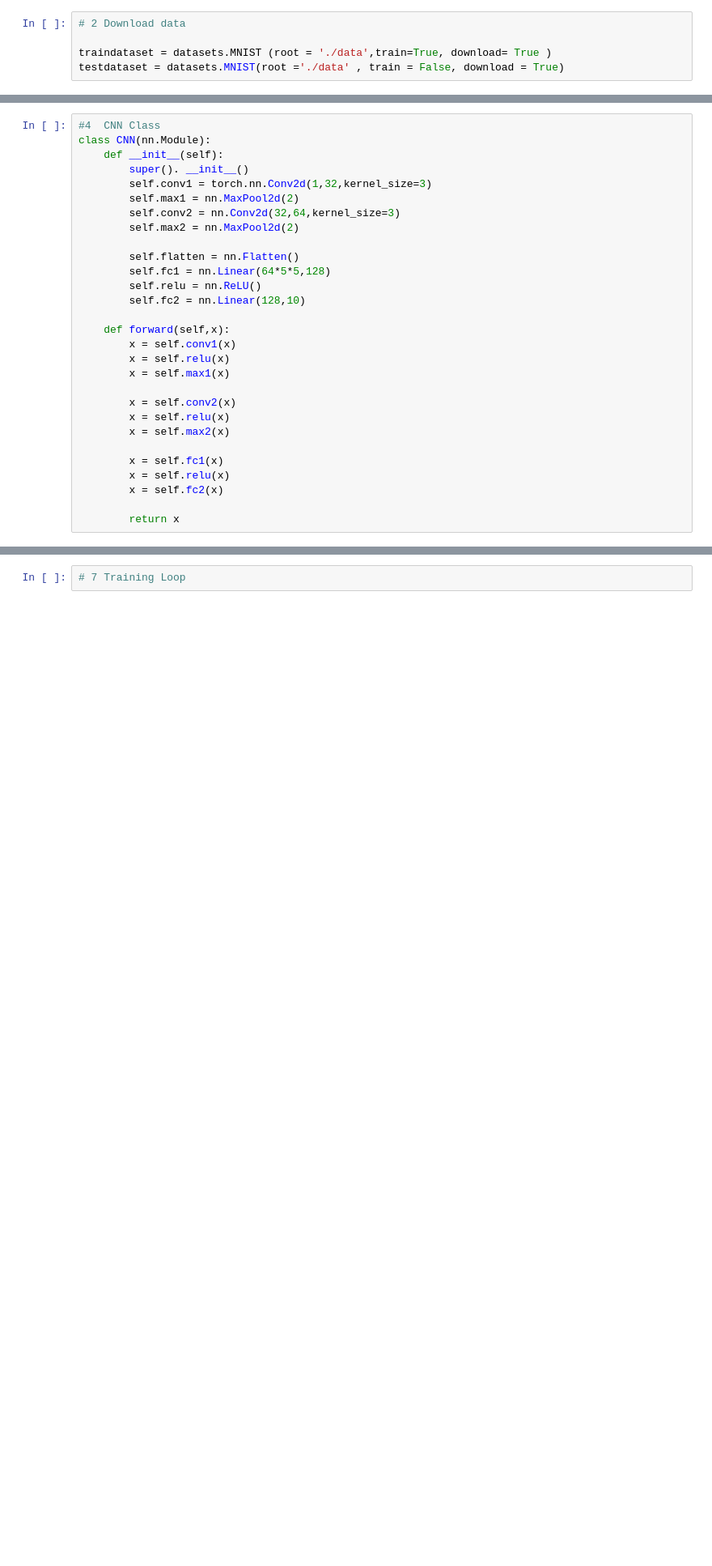
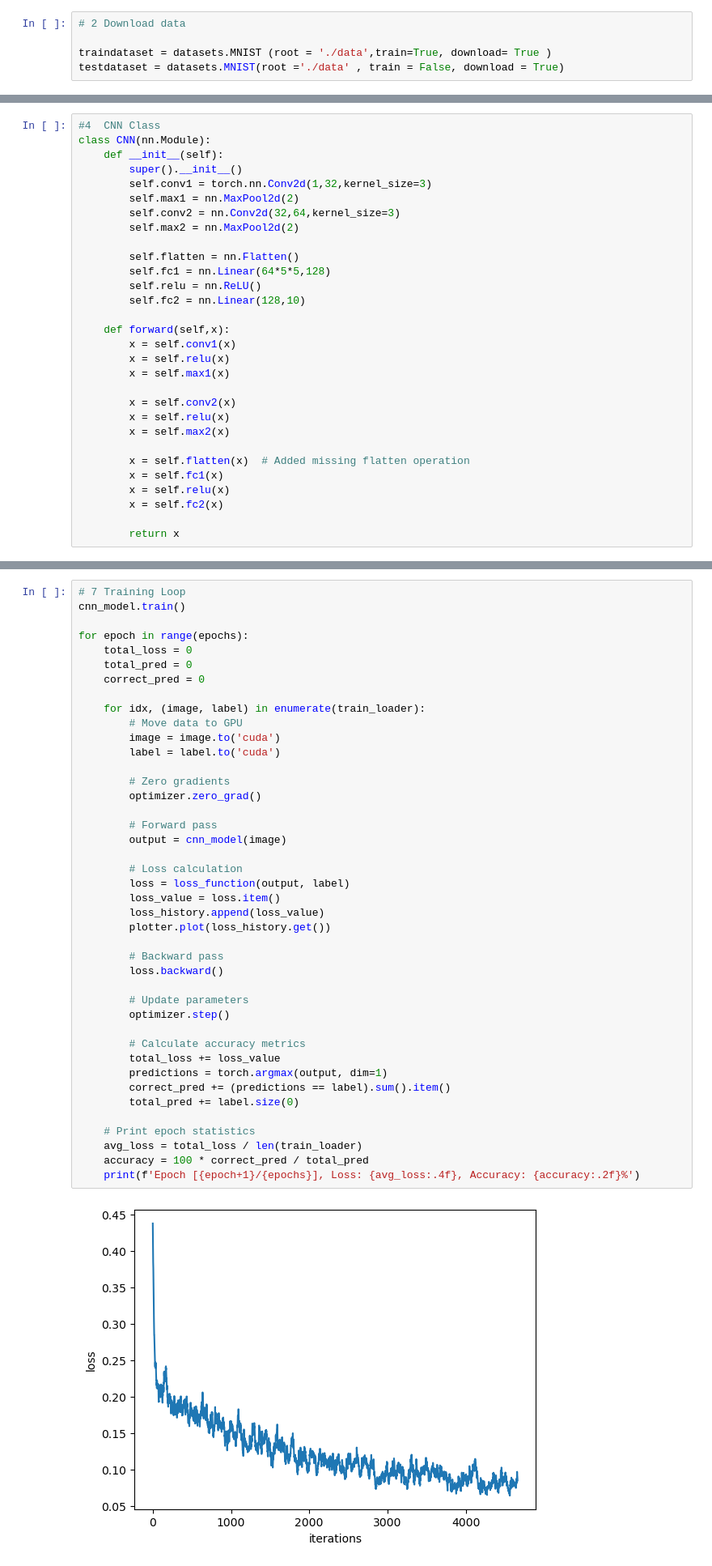
Before and after one commit to code4geoai/deeplearning, a Jupyter notebook: HayatLabs/H_MNIST_Practice1.ipynb, the cells around one changed output, grey strips where cells are left out. Shown at 81% size. Cells and saved outputs as stored; diff of their text form; blank space fills up the shorter version.

```diff
--- a/HayatLabs/H_MNIST_Practice1.ipynb
+++ b/HayatLabs/H_MNIST_Practice1.ipynb
@@ -47,7 +52,7 @@ plt.show()
 #4  CNN Class
 class CNN(nn.Module):
     def __init__(self):
-        super(). __init__()
+        super().__init__()
         self.conv1 = torch.nn.Conv2d(1,32,kernel_size=3)
         self.max1 = nn.MaxPool2d(2)
         self.conv2 = nn.Conv2d(32,64,kernel_size=3)
@@ -67,6 +72,7 @@ class CNN(nn.Module):
         x = self.relu(x)
         x = self.max2(x)
 
+        x = self.flatten(x)  # Added missing flatten operation
         x = self.fc1(x)
         x = self.relu(x)
         x = self.fc2(x)
@@ -96,2 +119,44 @@ train_loader = Dataset.MNIST()
 # %%
 # 7 Training Loop
+cnn_model.train()
+
+for epoch in range(epochs):
+    total_loss = 0
+    total_pred = 0
+    correct_pred = 0
+
+    for idx, (image, label) in enumerate(train_loader):
+        # Move data to GPU
+        image = image.to('cuda')
+        label = label.to('cuda')
+
+        # Zero gradients
+        optimizer.zero_grad()
+
+        # Forward pass
+        output = cnn_model(image)
+
+        # Loss calculation
+        loss = loss_function(output, label)
+        loss_value = loss.item()
+        loss_history.append(loss_value)
+        plotter.plot(loss_history.get())
+
+        # Backward pass
+        loss.backward()
+
+        # Update parameters
+        optimizer.step()
+
+        # Calculate accuracy metrics
+        total_loss += loss_value
+        predictions = torch.argmax(output, dim=1)
+        correct_pred += (predictions == label).sum().item()
+        total_pred += label.size(0)
+
+    # Print epoch statistics
+    avg_loss = total_loss / len(train_loader)
+    accuracy = 100 * correct_pred / total_pred
+    print(f'Epoch [{epoch+1}/{epochs}], Loss: {avg_loss:.4f}, Accuracy: {accuracy:.2f}%')
+# %% [output]
+[figure, added]
```
Also changed, not shown: parts of 7 cells of this notebook, 2 other files.
